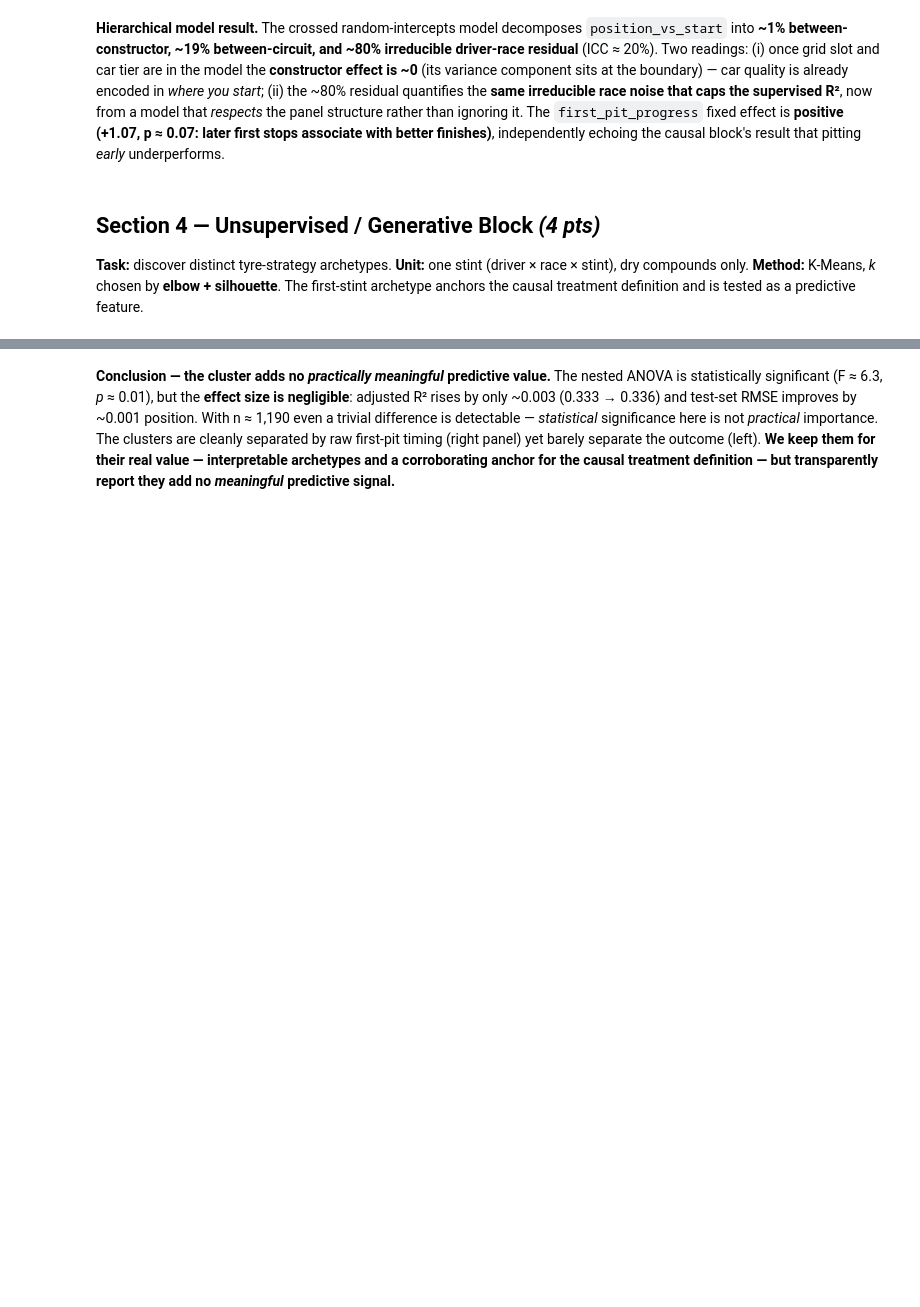
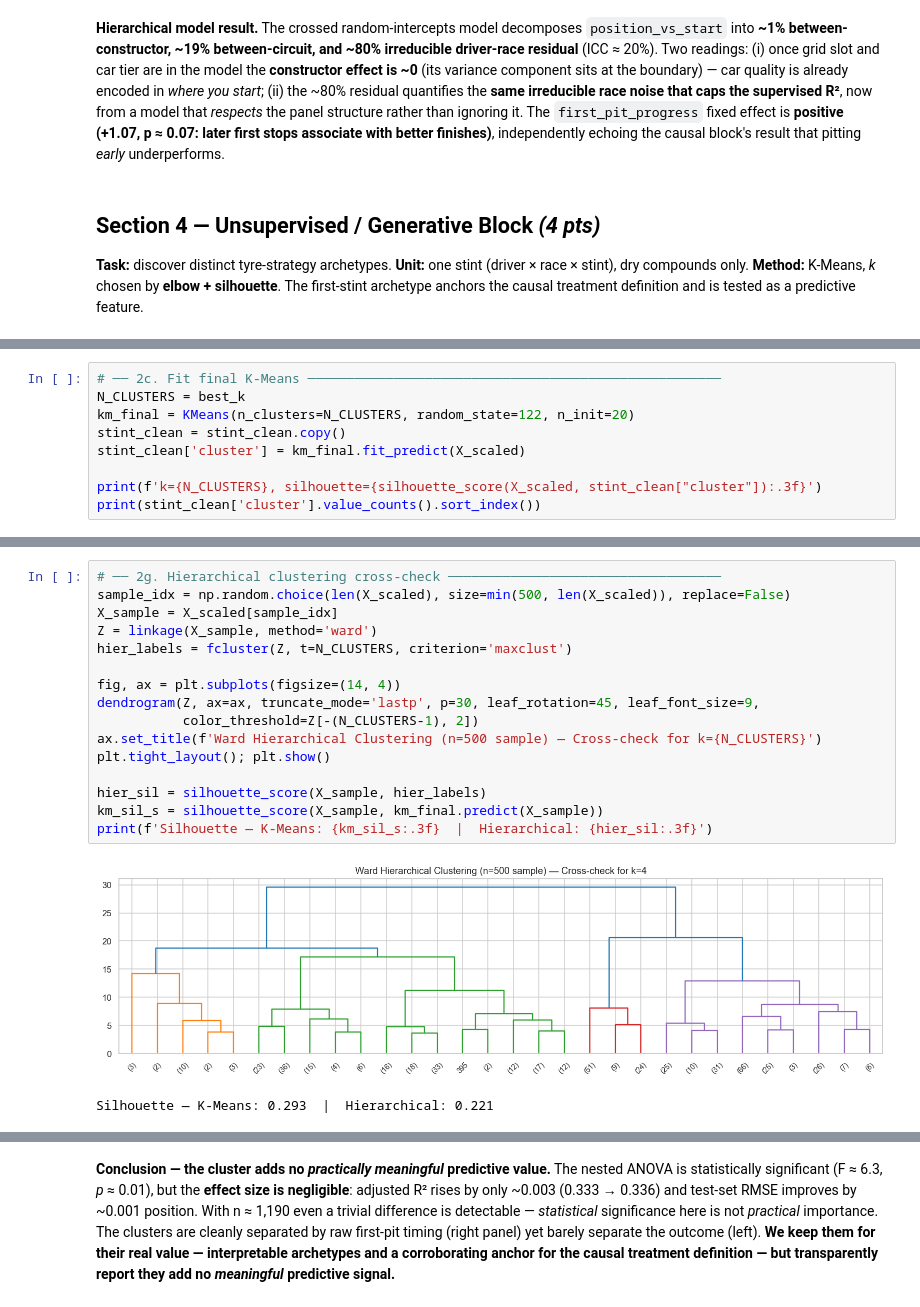
Before and after one commit to Munish0303/dai-mission-group-K, a Jupyter notebook: notebook.ipynb, the cells around one changed output, grey strips where cells are left out. Drawn from its saved outputs; the diff is of its cells as text; blank space fills up the shorter version.

```diff
--- a/notebook.ipynb
+++ b/notebook.ipynb
@@ -957,0 +820,9 @@ plt.suptitle(''); plt.tight_layout(); plt.savefig('valueadd.png',bbox_inches='ti
+# %%
+# ── 2c. Fit final K-Means ─────────────────────────────────────────────────────
+N_CLUSTERS = best_k
+km_final = KMeans(n_clusters=N_CLUSTERS, random_state=122, n_init=20)
+stint_clean = stint_clean.copy()
+stint_clean['cluster'] = km_final.fit_predict(X_scaled)
+
+print(f'k={N_CLUSTERS}, silhouette={silhouette_score(X_scaled, stint_clean["cluster"]):.3f}')
+print(stint_clean['cluster'].value_counts().sort_index())
@@ -957,0 +918,19 @@ plt.suptitle(''); plt.tight_layout(); plt.savefig('valueadd.png',bbox_inches='ti
+# %%
+# ── 2g. Hierarchical clustering cross-check ───────────────────────────────────
+sample_idx = np.random.choice(len(X_scaled), size=min(500, len(X_scaled)), replace=False)
+X_sample = X_scaled[sample_idx]
+Z = linkage(X_sample, method='ward')
+hier_labels = fcluster(Z, t=N_CLUSTERS, criterion='maxclust')
+
+fig, ax = plt.subplots(figsize=(14, 4))
+dendrogram(Z, ax=ax, truncate_mode='lastp', p=30, leaf_rotation=45, leaf_font_size=9,
+           color_threshold=Z[-(N_CLUSTERS-1), 2])
+ax.set_title(f'Ward Hierarchical Clustering (n=500 sample) — Cross-check for k={N_CLUSTERS}')
+plt.tight_layout(); plt.show()
+
+hier_sil = silhouette_score(X_sample, hier_labels)
+km_sil_s = silhouette_score(X_sample, km_final.predict(X_sample))
+print(f'Silhouette — K-Means: {km_sil_s:.3f}  |  Hierarchical: {hier_sil:.3f}')
+# %% [output]
+[figure, added]
+Silhouette — K-Means: 0.293  |  Hierarchical: 0.221
```
Also changed, not shown: parts of 30 cells of this notebook.
